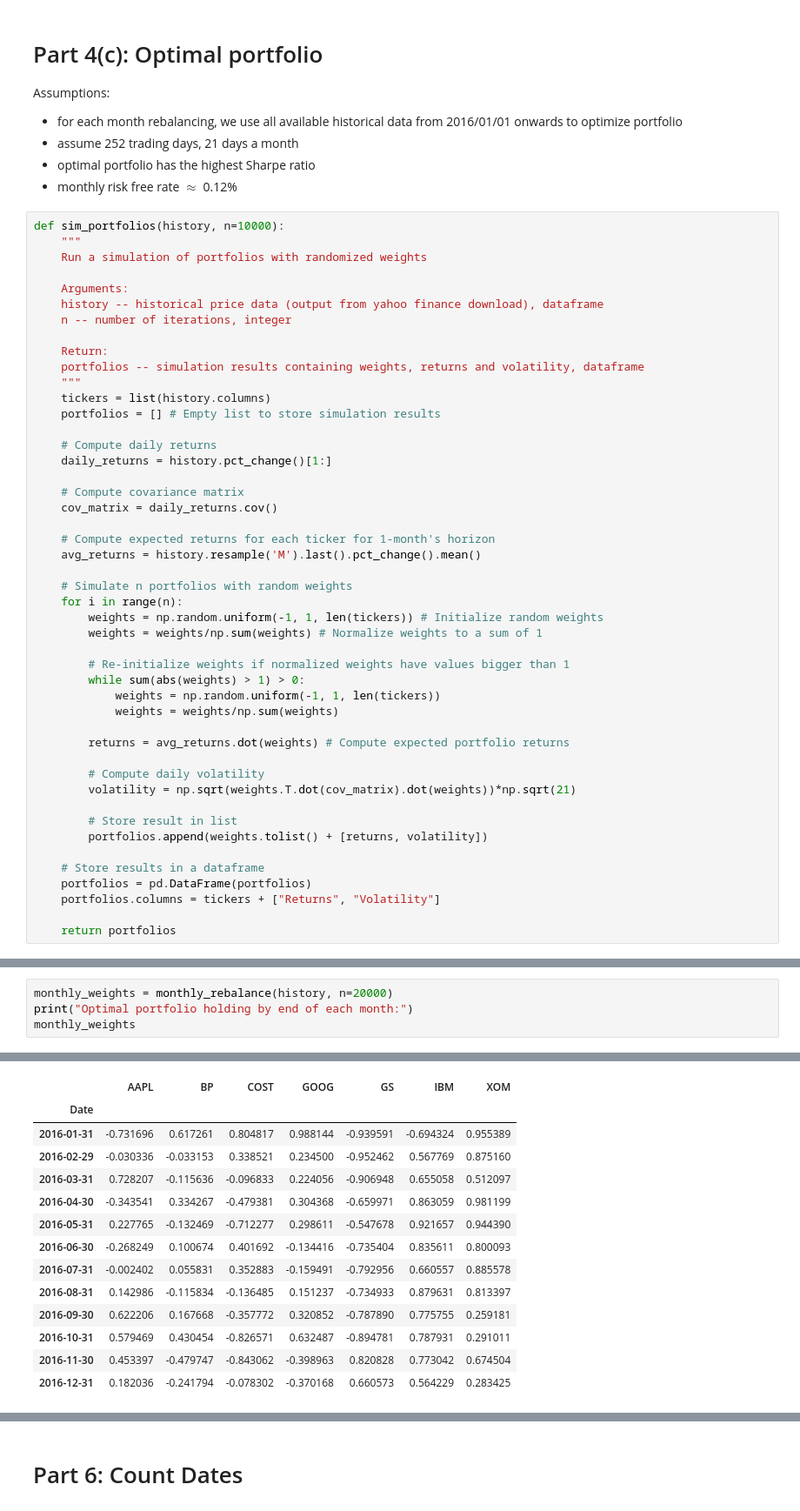
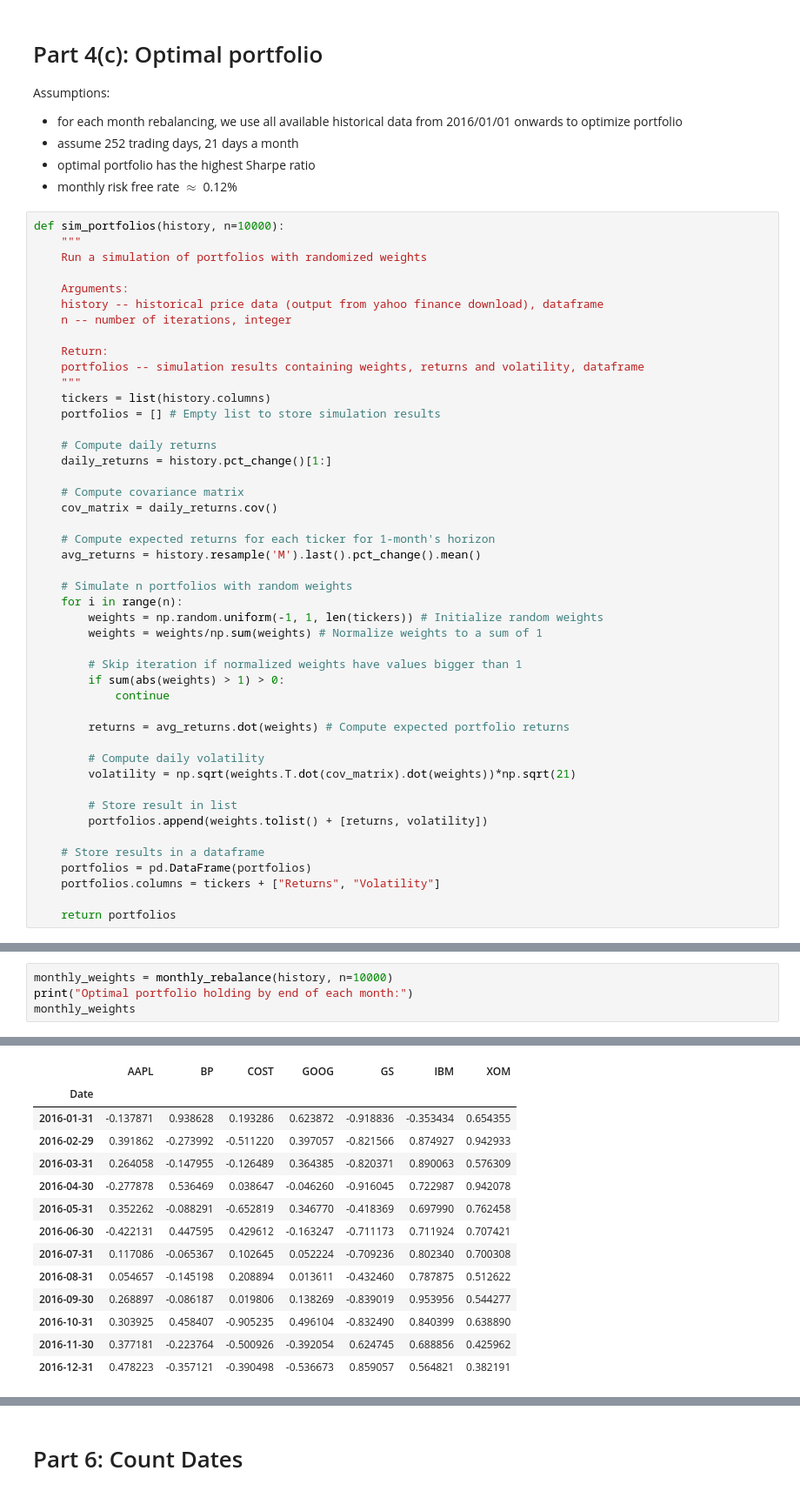
Before and after one commit to stevewam/quant-test, a Jupyter notebook: work.ipynb, the cells around one changed output, grey strips where cells are left out. Shown at 87% size. Cells and saved outputs as stored; diff of their text form.

```diff
--- a/work.ipynb
+++ b/work.ipynb
@@ -306,10 +306,9 @@ def sim_portfolios(history, n=10000):
         weights = np.random.uniform(-1, 1, len(tickers)) # Initialize random weights
         weights = weights/np.sum(weights) # Normalize weights to a sum of 1
 
-        # Re-initialize weights if normalized weights have values bigger than 1
-        while sum(abs(weights) > 1) > 0:
-            weights = np.random.uniform(-1, 1, len(tickers))
-            weights = weights/np.sum(weights)
+        # Skip iteration if normalized weights have values bigger than 1
+        if sum(abs(weights) > 1) > 0:
+            continue
 
         returns = avg_returns.dot(weights) # Compute expected portfolio returns
 
@@ -362,22 +356,22 @@ def monthly_rebalance(history, n=10000, rf=0.0012):
 
     return weights
 # %%
-monthly_weights = monthly_rebalance(history, n=20000)
+monthly_weights = monthly_rebalance(history, n=10000)
 print("Optimal portfolio holding by end of each month:")
 monthly_weights
 # %% [output]
 Optimal portfolio holding by end of each month:
 |  | AAPL | BP | COST | GOOG | GS | IBM | XOM |
 | Date |  |  |  |  |  |  |  |
-| 2016-01-31 | -0.731696 | 0.617261 | 0.804817 | 0.988144 | -0.939591 | -0.694324 | 0.955389 |
-| 2016-02-29 | -0.030336 | -0.033153 | 0.338521 | 0.234500 | -0.952462 | 0.567769 | 0.875160 |
-| 2016-03-31 | 0.728207 | -0.115636 | -0.096833 | 0.224056 | -0.906948 | 0.655058 | 0.512097 |
-| 2016-04-30 | -0.343541 | 0.334267 | -0.479381 | 0.304368 | -0.659971 | 0.863059 | 0.981199 |
-| 2016-05-31 | 0.227765 | -0.132469 | -0.712277 | 0.298611 | -0.547678 | 0.921657 | 0.944390 |
-| 2016-06-30 | -0.268249 | 0.100674 | 0.401692 | -0.134416 | -0.735404 | 0.835611 | 0.800093 |
-| 2016-07-31 | -0.002402 | 0.055831 | 0.352883 | -0.159491 | -0.792956 | 0.660557 | 0.885578 |
-| 2016-08-31 | 0.142986 | -0.115834 | -0.136485 | 0.151237 | -0.734933 | 0.879631 | 0.813397 |
-| 2016-09-30 | 0.622206 | 0.167668 | -0.357772 | 0.320852 | -0.787890 | 0.775755 | 0.259181 |
-| 2016-10-31 | 0.579469 | 0.430454 | -0.826571 | 0.632487 | -0.894781 | 0.787931 | 0.291011 |
-| 2016-11-30 | 0.453397 | -0.479747 | -0.843062 | -0.398963 | 0.820828 | 0.773042 | 0.674504 |
-| 2016-12-31 | 0.182036 | -0.241794 | -0.078302 | -0.370168 | 0.660573 | 0.564229 | 0.283425 |
+| 2016-01-31 | -0.137871 | 0.938628 | 0.193286 | 0.623872 | -0.918836 | -0.353434 | 0.654355 |
+| 2016-02-29 | 0.391862 | -0.273992 | -0.511220 | 0.397057 | -0.821566 | 0.874927 | 0.942933 |
+| 2016-03-31 | 0.264058 | -0.147955 | -0.126489 | 0.364385 | -0.820371 | 0.890063 | 0.576309 |
+| 2016-04-30 | -0.277878 | 0.536469 | 0.038647 | -0.046260 | -0.916045 | 0.722987 | 0.942078 |
+| 2016-05-31 | 0.352262 | -0.088291 | -0.652819 | 0.346770 | -0.418369 | 0.697990 | 0.762458 |
+| 2016-06-30 | -0.422131 | 0.447595 | 0.429612 | -0.163247 | -0.711173 | 0.711924 | 0.707421 |
+| 2016-07-31 | 0.117086 | -0.065367 | 0.102645 | 0.052224 | -0.709236 | 0.802340 | 0.700308 |
+| 2016-08-31 | 0.054657 | -0.145198 | 0.208894 | 0.013611 | -0.432460 | 0.787875 | 0.512622 |
+| 2016-09-30 | 0.268897 | -0.086187 | 0.019806 | 0.138269 | -0.839019 | 0.953956 | 0.544277 |
+| 2016-10-31 | 0.303925 | 0.458407 | -0.905235 | 0.496104 | -0.832490 | 0.840399 | 0.638890 |
+| 2016-11-30 | 0.377181 | -0.223764 | -0.500926 | -0.392054 | 0.624745 | 0.688856 | 0.425962 |
+| 2016-12-31 | 0.478223 | -0.357121 | -0.390498 | -0.536673 | 0.859057 | 0.564821 | 0.382191 |
```
Also changed, not shown: parts of 11 cells of this notebook, 3 other files.
